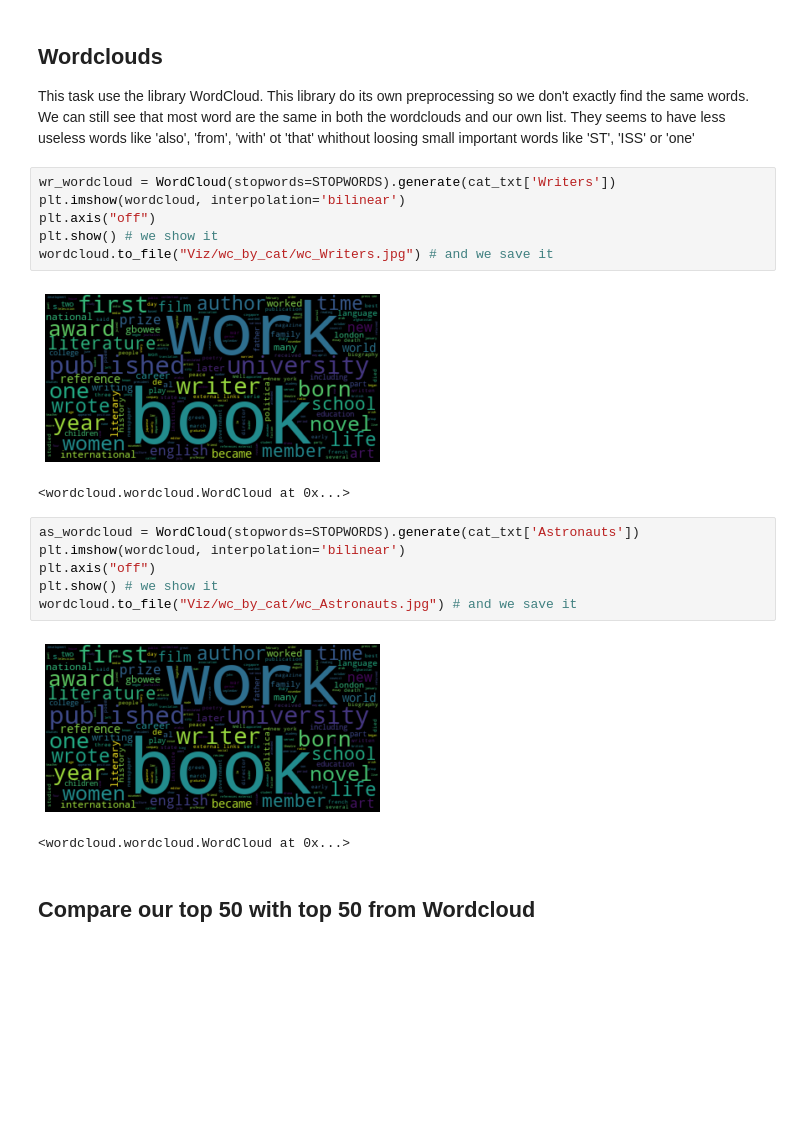
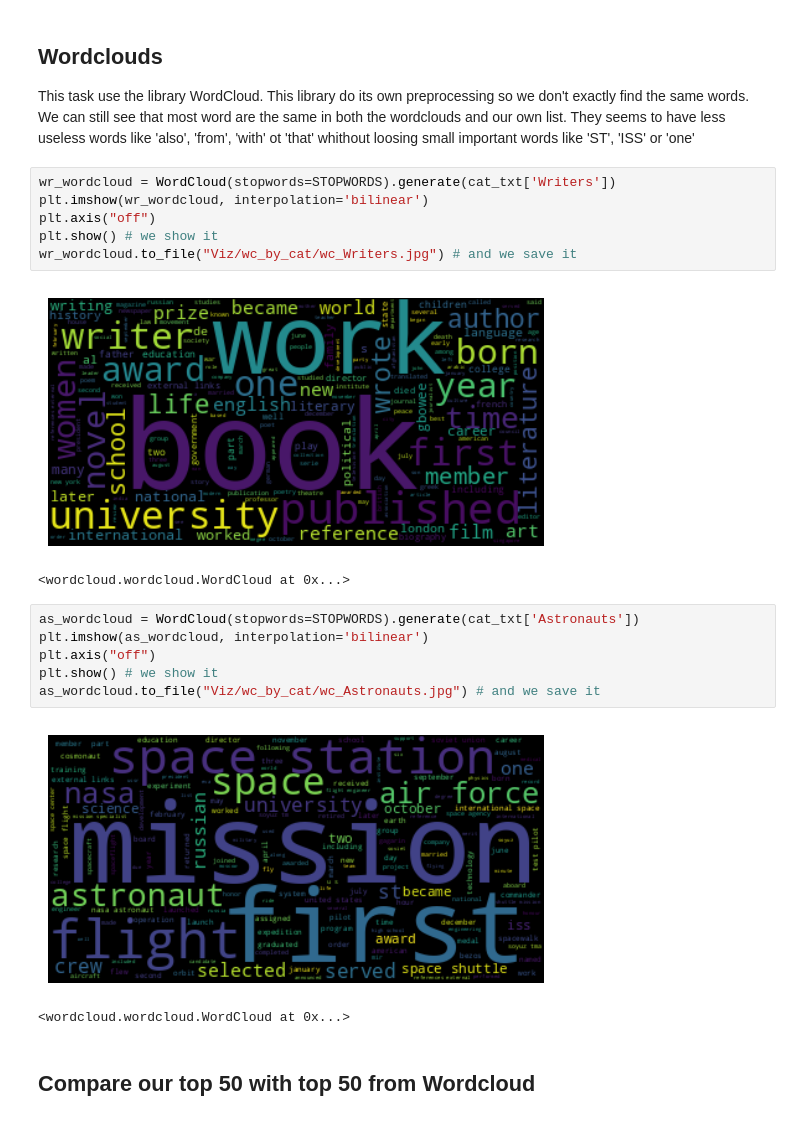
Before and after one commit to edgolyakova/DataScienceProj, a Jupyter notebook: Part 1.ipynb, the cells around one changed output. Cells and saved outputs as stored; diff of their text form; blank space fills up the shorter version.

```diff
--- a/Part 1.ipynb
+++ b/Part 1.ipynb
@@ -593,21 +610,21 @@ subcat_freq_df.to_csv('top50_freq_word_by_subcat.csv')
 This task use the library WordCloud. This library do its own preprocessing so we don't exactly find the same words. We can still see that most word are the same in both the wordclouds and our own list. They seems to have less useless words like 'also', 'from', 'with' ot 'that' whithout loosing small important words like 'ST', 'ISS' or 'one'
 # %%
 wr_wordcloud = WordCloud(stopwords=STOPWORDS).generate(cat_txt['Writers'])
-plt.imshow(wordcloud, interpolation='bilinear')
+plt.imshow(wr_wordcloud, interpolation='bilinear')
 plt.axis("off")
 plt.show() # we show it
-wordcloud.to_file("Viz/wc_by_cat/wc_Writers.jpg") # and we save it
+wr_wordcloud.to_file("Viz/wc_by_cat/wc_Writers.jpg") # and we save it
 # %% [output]
-[figure, old version]
+[figure, new version]
 <wordcloud.wordcloud.WordCloud at 0x...>
 # %%
 as_wordcloud = WordCloud(stopwords=STOPWORDS).generate(cat_txt['Astronauts'])
-plt.imshow(wordcloud, interpolation='bilinear')
+plt.imshow(as_wordcloud, interpolation='bilinear')
 plt.axis("off")
 plt.show() # we show it
-wordcloud.to_file("Viz/wc_by_cat/wc_Astronauts.jpg") # and we save it
+as_wordcloud.to_file("Viz/wc_by_cat/wc_Astronauts.jpg") # and we save it
 # %% [output]
-[figure, old version]
+[figure, new version]
 <wordcloud.wordcloud.WordCloud at 0x...>
 # %% [markdown]
 ## Compare our top 50 with top 50 from Wordcloud
```
Also changed, not shown: parts of 27 cells of this notebook.
